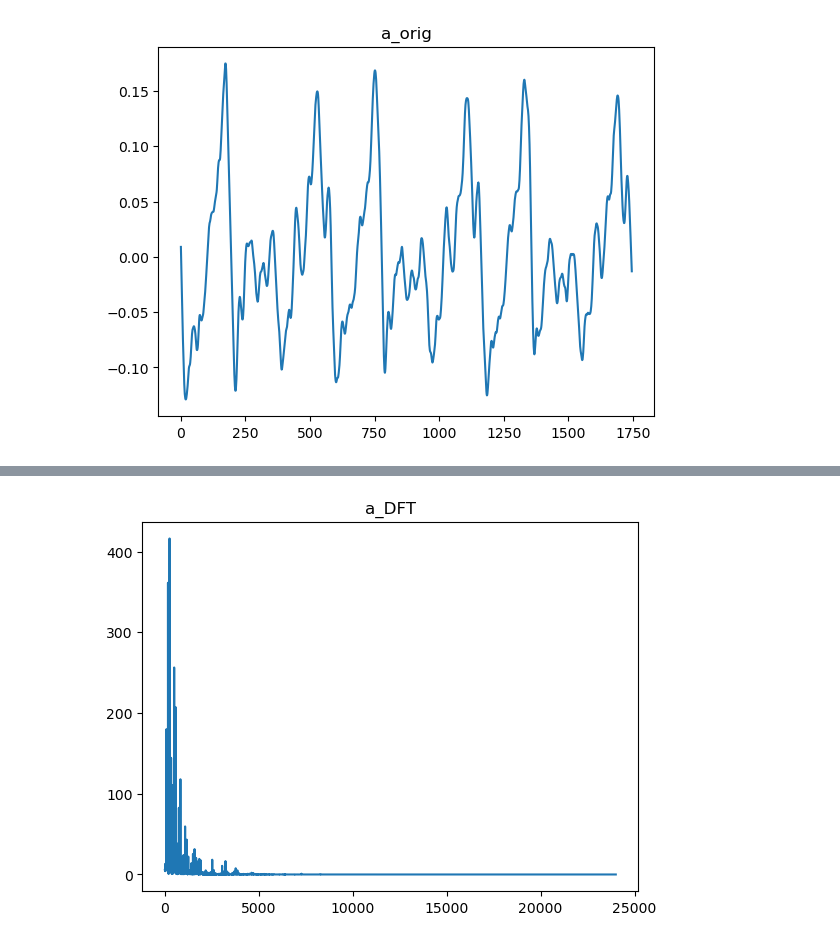
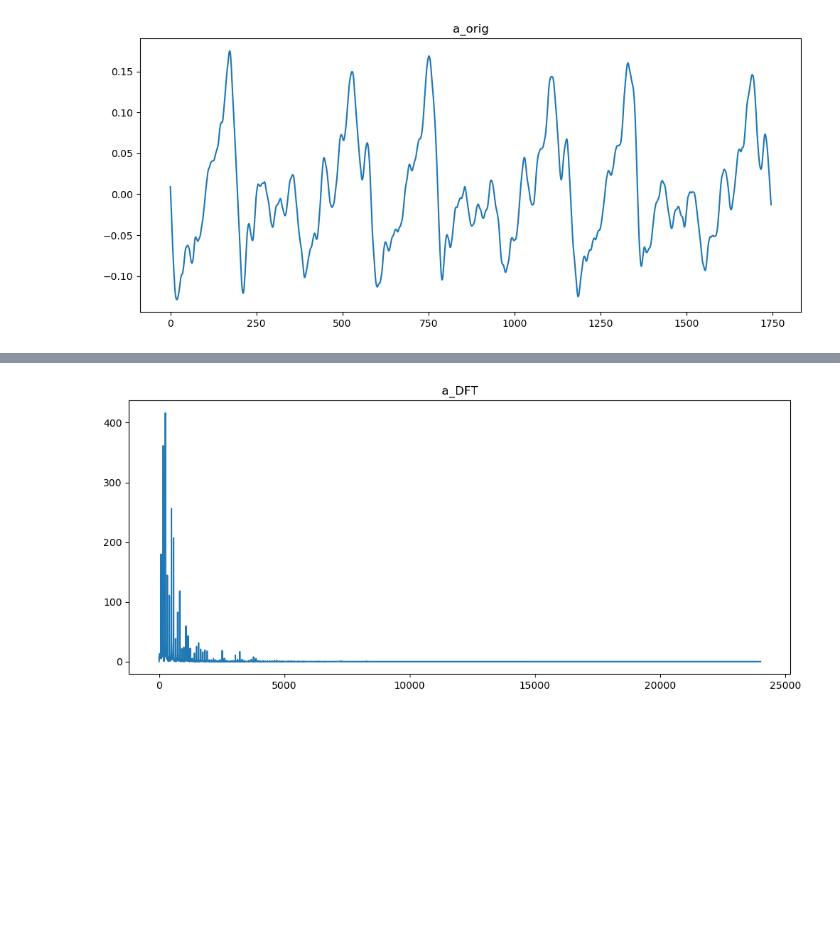
Before and after one commit to Explosiver001/ISS-projekt, a Jupyter notebook: src/main.ipynb, the cells around one changed output, grey strips where cells are left out. Cells and saved outputs as stored; diff of their text form; code cells hidden in the pictures; blank space fills up the shorter version.

```diff
--- a/src/main.ipynb
+++ b/src/main.ipynb
@@ -26,16 +41,16 @@ SKIP = int(SKIP_SEC*Fs)
 # %%
 MIDI_A = 40
 MIDI_A_F = 82.41
 #MIDI A
-start = Nwholetone*(MIDI_A-MIDIFROM) + SKIP
+plt.figure(figsize=(12,5))
 plt.title('a_orig')
-TONE_A = s[start:start+LENGTH]
+TONE_A = xall[MIDI_A]
 sf.write('../audio/a_orig.wav', TONE_A, Fs)
 plt.plot(TONE_A[0:int(3*Fs/MIDI_A_F)])
 plt.show()
 display(Audio(TONE_A, rate=Fs))
 # %% [output]
-[figure, old version]
+[figure, new version]
 [interactive output not drawn]
 # %%
 #MIDI A DFT
@@ -43,11 +58,12 @@ TONE_A_DFT = np.fft.fft(TONE_A)
 TONE_A_DFT = np.abs(TONE_A_DFT)
 TONE_A_DFT = TONE_A_DFT[:TONE_A_DFT.size//2]
 F = np.arange(TONE_A_DFT.size) * Fs / TONE_A.size
+plt.figure(figsize=(12,5))
 plt.title('a_DFT')
 plt.plot(F[0:], TONE_A_DFT[0:])
 plt.show()
 # %% [output]
-[figure, old version]
+[figure, new version]
 # %%
 MIDI_B = 78
 MIDI_B_F = 739.99
```
Also changed, not shown: parts of 9 cells of this notebook, 3 other files.
